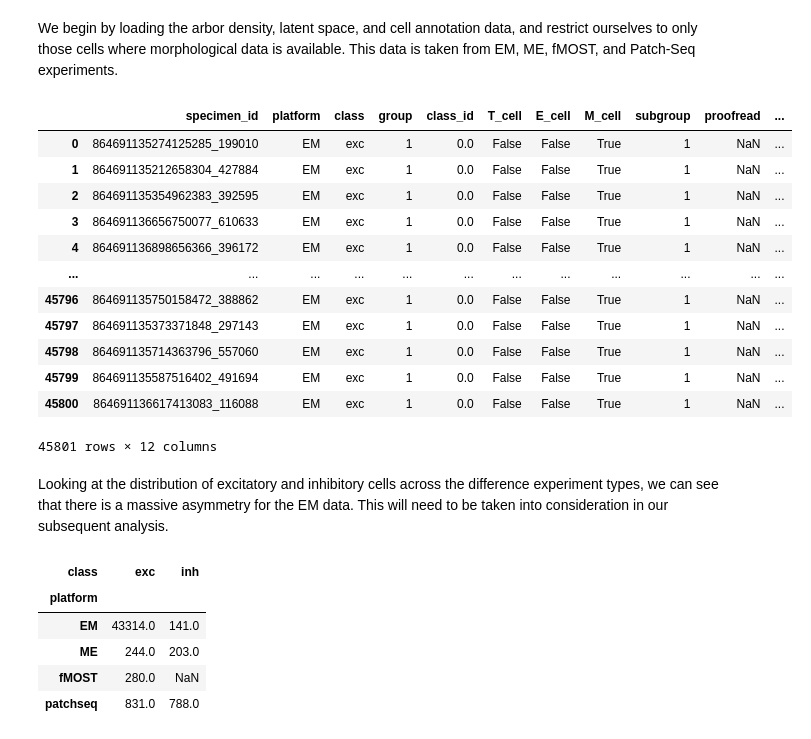
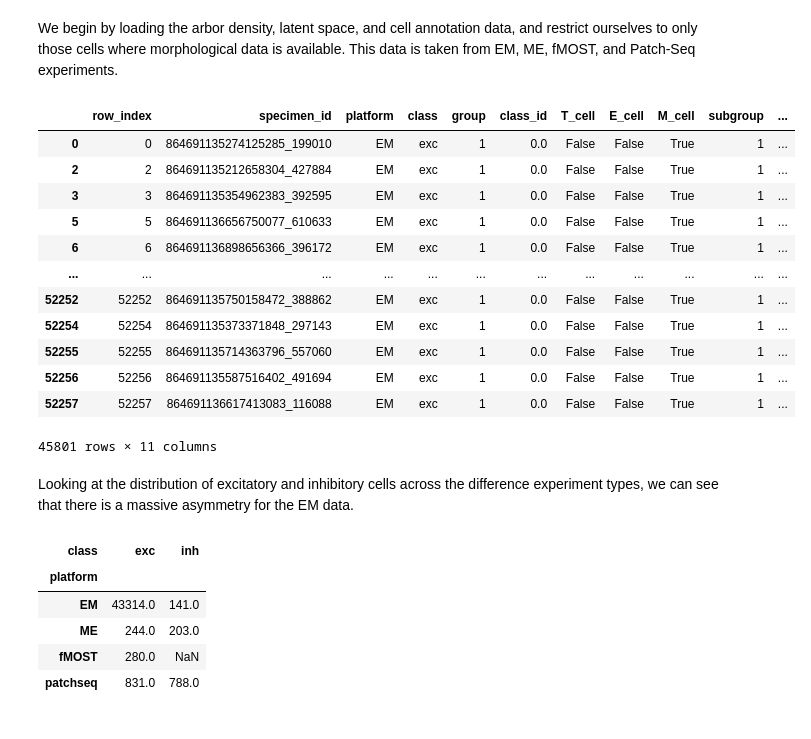
Before and after one commit to AllenInstitute/cplAE_MET, a Jupyter notebook: notebooks/Morph_EMvsPatchSeq.ipynb, the cells around one changed output. Drawn from its saved outputs; the diff is of its cells as text; code cells hidden in the pictures.

```diff
--- a/notebooks/Morph_EMvsPatchSeq.ipynb
+++ b/notebooks/Morph_EMvsPatchSeq.ipynb
@@ -8,43 +8,46 @@ import matplotlib.pyplot as plt
 from mpl_toolkits.mplot3d import Axes3D
 from matplotlib.colors import ListedColormap
 import umap
+# %%
+# This functions aligns a target array with the passed annotation dataframe using specimen ids
+def align(array, specimen_ids, anno):
+    id_df = pd.DataFrame(data = {"specimen_id": specimen_ids, "alignment_index": range(len(specimen_ids))})
+    id_df["specimen_id"] = id_df["specimen_id"].str.strip()
+    aligned_indices = pd.merge(anno, id_df, on = "specimen_id", how = "left")["alignment_index"].to_numpy()
+    aligned_array = array[aligned_indices.astype("int64")]
+    return aligned_array
+
+# This function selects data from the target array based on which rows are present in the passed annotation
+def select(array, anno):
+    selected = array[anno["row_index"]]
+    return selected
 # %% [markdown]
 ### Load data
 # %% [markdown]
 We begin by loading the arbor density, latent space, and cell annotation data, and restrict ourselves to only those cells where morphological data is available. This data is taken from EM, ME, fMOST, and Patch-Seq experiments.
 # %%
+# Load cell annotation file
+anno_full = pd.read_csv("../data/raw/exc_inh_ME_fMOST_EM_specimen_ids_shuffled_4Apr23.txt").rename(columns = {"Unnamed: 0": "row_index"})
+anno_full["specimen_id"] = anno_full["specimen_id"].str.strip()
 # Load arbor density data (generated by data_proc_M.py in Fahimeh's cplAE_MET repository)
 arbor_dict = sio.loadmat("../data/raw/M_arbor_data_50k_4Apr23.mat")
-# The arbor density is not filtered in advance, to preserve index correspondence with the annotation dataframe
-arbors = arbor_dict["hist_ax_de_api_bas"]
-# Load 3D latent space data
-latent_dict = np.load("../data/remote/morpho/reference_3d/outputs.npz")
-latent = latent_dict["latent_space"]
-latent_ids = pd.DataFrame(data = {"specimen_id": latent_dict["specimen_ids"], "latent_index": range(len(latent_dict["specimen_ids"]))})
-# Load corresponding cell annotation file
-arbor_ids = pd.DataFrame(data = {"specimen_id": arbor_dict["specimen_id"], "arbor_index": range(len(arbor_dict["specimen_id"]))})
-anno_csv = pd.read_csv("../data/raw/exc_inh_ME_fMOST_EM_specimen_ids_shuffled_4Apr23.txt")
-# Join arbor and latent data with annotation data on the specimen_id to guarantee that the arbor data indices are properly matched
-arbor_ids["specimen_id"] = arbor_ids["specimen_id"].str.strip()
-latent_ids["specimen_id"] = latent_ids["specimen_id"].str.strip()
-anno_csv["specimen_id"] = anno_csv["specimen_id"].str.strip()
-anno = pd.merge(anno_csv, arbor_ids, on = "specimen_id", how = "left").drop("Unnamed: 0", axis = 1).query("M_cell")
-anno = pd.merge(anno, latent_ids, on = "specimen_id", how = "left")
+arbors = align(arbor_dict["hist_ax_de_api_bas"], arbor_dict["specimen_id"], anno_full) # Always align with unfiltered annotation
+anno = anno_full.query("M_cell")
 anno
 # %% [output]
-|  | specimen_id | platform | class | group | class_id | T_cell | E_cell | M_cell | subgroup | proofread | ... |
-| 0 | 864691135274125285_199010 | EM | exc | 1 | 0.0 | False | False | True | 1 | NaN | ... |
-| 1 | 864691135212658304_427884 | EM | exc | 1 | 0.0 | False | False | True | 1 | NaN | ... |
-| 2 | 864691135354962383_392595 | EM | exc | 1 | 0.0 | False | False | True | 1 | NaN | ... |
-| 3 | 864691136656750077_610633 | EM | exc | 1 | 0.0 | False | False | True | 1 | NaN | ... |
-| 4 | 864691136898656366_396172 | EM | exc | 1 | 0.0 | False | False | True | 1 | NaN | ... |
+|  | row_index | specimen_id | platform | class | group | class_id | T_cell | E_cell | M_cell | subgroup | ... |
+| 0 | 0 | 864691135274125285_199010 | EM | exc | 1 | 0.0 | False | False | True | 1 | ... |
+| 2 | 2 | 864691135212658304_427884 | EM | exc | 1 | 0.0 | False | False | True | 1 | ... |
+| 3 | 3 | 864691135354962383_392595 | EM | exc | 1 | 0.0 | False | False | True | 1 | ... |
+| 5 | 5 | 864691136656750077_610633 | EM | exc | 1 | 0.0 | False | False | True | 1 | ... |
+| 6 | 6 | 864691136898656366_396172 | EM | exc | 1 | 0.0 | False | False | True | 1 | ... |
 | ... | ... | ... | ... | ... | ... | ... | ... | ... | ... | ... | ... |
-| 45796 | 864691135750158472_388862 | EM | exc | 1 | 0.0 | False | False | True | 1 | NaN | ... |
-| 45797 | 864691135373371848_297143 | EM | exc | 1 | 0.0 | False | False | True | 1 | NaN | ... |
-| 45798 | 864691135714363796_557060 | EM | exc | 1 | 0.0 | False | False | True | 1 | NaN | ... |
-| 45799 | 864691135587516402_491694 | EM | exc | 1 | 0.0 | False | False | True | 1 | NaN | ... |
-| 45800 | 864691136617413083_116088 | EM | exc | 1 | 0.0 | False | False | True | 1 | NaN | ... |
+| 52252 | 52252 | 864691135750158472_388862 | EM | exc | 1 | 0.0 | False | False | True | 1 | ... |
+| 52254 | 52254 | 864691135373371848_297143 | EM | exc | 1 | 0.0 | False | False | True | 1 | ... |
+| 52255 | 52255 | 864691135714363796_557060 | EM | exc | 1 | 0.0 | False | False | True | 1 | ... |
+| 52256 | 52256 | 864691135587516402_491694 | EM | exc | 1 | 0.0 | False | False | True | 1 | ... |
+| 52257 | 52257 | 864691136617413083_116088 | EM | exc | 1 | 0.0 | False | False | True | 1 | ... |
-45801 rows × 12 columns
+45801 rows × 11 columns
 # %% [markdown]
-Looking at the distribution of excitatory and inhibitory cells across the difference experiment types, we can see that there is a massive asymmetry for the EM data. This will need to be taken into consideration in our subsequent analysis.
+Looking at the distribution of excitatory and inhibitory cells across the difference experiment types, we can see that there is a massive asymmetry for the EM data.
 # %%
```
Also changed, not shown: parts of 16 cells of this notebook.
